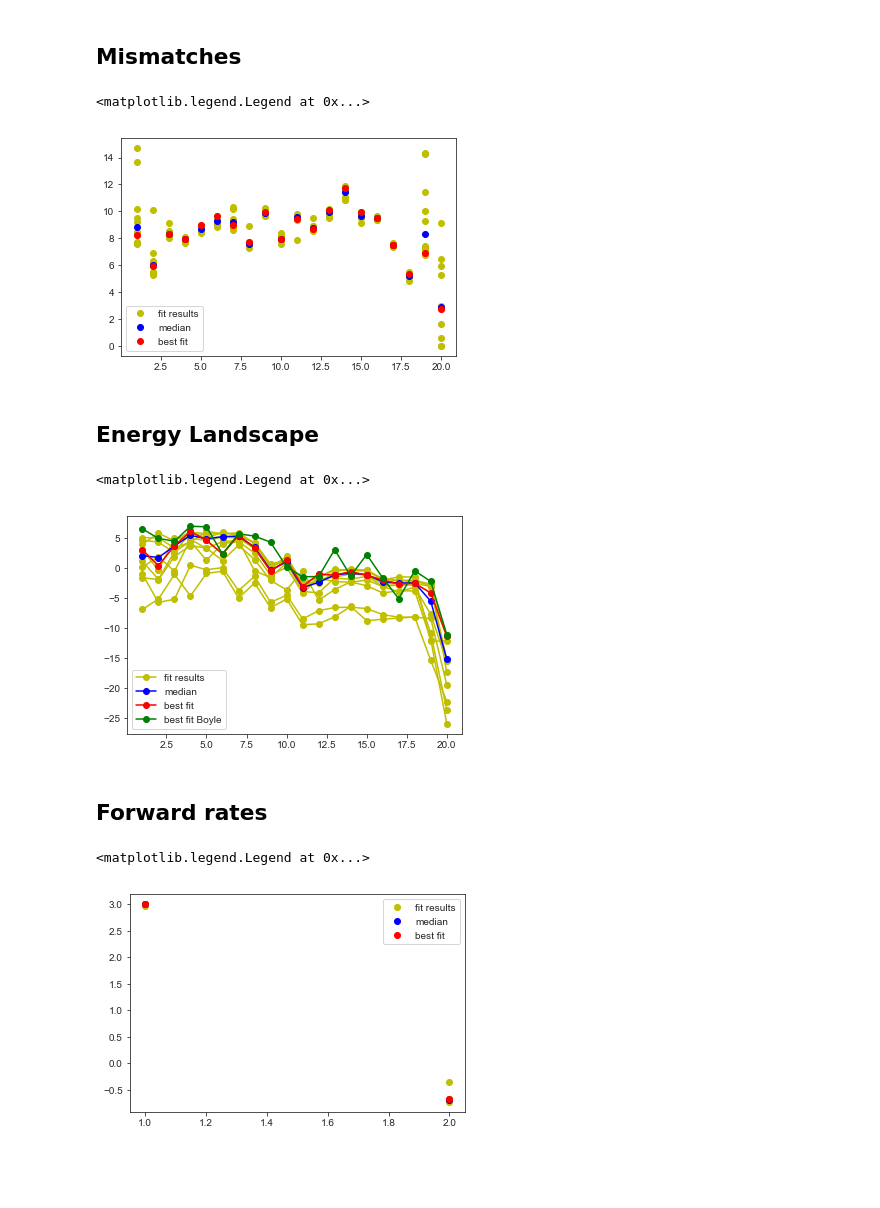
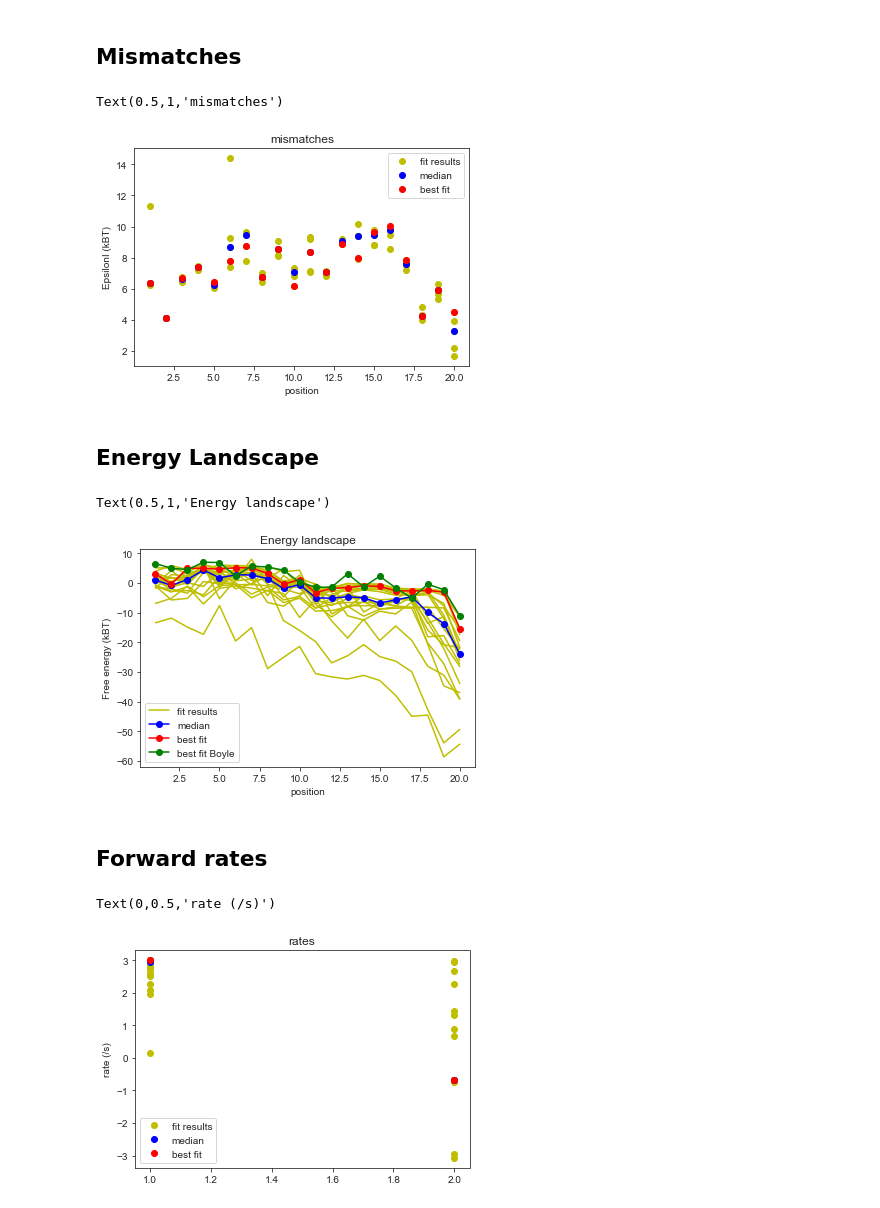
Before and after one commit to martin-depken/Energy-Landscape, a Jupyter notebook: predict_pclv_Stijn/free_energy_landscapes.ipynb, the cells around one changed output. Drawn from its saved outputs; the diff is of its cells as text; code cells hidden in the pictures; blank space fills up the shorter version.

```diff
--- a/predict_pclv_Stijn/free_energy_landscapes.ipynb
+++ b/predict_pclv_Stijn/free_energy_landscapes.ipynb
@@ -20,11 +20,11 @@ final_par = []
 
 chi_squared = []
 
-file = '7_3_2019/fit_7_3_2019_sim_'
+file = '13_3_2019/fit_13_3_2019_sim_'
 parameters = np.loadtxt('example-params-2.txt')
 
 #---------- collect simulations ---------------
-for sim in range(1,23):
+for sim in range(1,25):
 #for sim in [1,3,4,7,9,10,11,12,13,17,19,20,24,25,27,29,30,35,37,39,40,43,44,45,50]: #useful for 28_2_2019 run4
 #for sim in [2,3,4,7,8,10,11,12,13,14,15,16,17,19,20]:
     sa = pd.read_csv(file +str(sim)+'.txt', delimiter='\t', index_col=False)
@@ -43,6 +43,6 @@ all chi_squared: [57659.367626, 16491.5233612, 16452.8260968, 19856.3172681, 164
 # %%
 chi_squared = np.array(chi_squared)
-indices_low_chi = np.where(chi_squared<17000)
+indices_low_chi = np.where(chi_squared<60000)
 final_par_low_chi = np.array(final_par)[indices_low_chi[0]]
 plt.plot(range(1,len(chi_squared)+1),chi_squared,'bo')
 plt.title('all final values of chi_squared')
@@ -77,34 +84,45 @@ plt.legend(handles=[plot1,plot2,plot3])
 # %%
 plt.figure()
 for i in range(len(final_par_low_chi)):
     plot1, = plt.plot(range(1,21),final_par_low_chi[i][20:40],'yo',label='fit results')
 
 plot2, = plt.plot(range(1,21),median[20:40],'bo',label='median')
-plot3, = plt.plot(range(1,21),final_par_low_chi[np.argmin(chi_squared)][20:40],'ro',label='best fit')
+plot3, = plt.plot(range(1,21),final_par[np.argmin(chi_squared)][20:40],'ro',label='best fit')
 #plot4, = plt.plot(range(1,21),parameters[20:40],'ko',label='actual values')
 plt.legend(handles=[plot1,plot2,plot3])
+plt.xlabel('position')
+plt.ylabel('EpsilonI (kBT)')
+plt.title('mismatches')
 # %% [output]
-<matplotlib.legend.Legend at 0x...>
+Text(0.5,1,'mismatches')
-[figure, old version]
+[figure, new version]
 # %% [markdown]
 ## Energy Landscape
 # %%
 best_fit_boyle = np.loadtxt('best_fit.txt')
 best_fit_boyle = (best_fit_boyle[2:22]-best_fit_boyle[1])
 
+matrix = np.zeros([20,len(final_par_low_chi)])
+
 plt.figure()
 for i in range(len(final_par_low_chi)):
-    plot1, = plt.plot(range(1,21),-np.cumsum(final_par_low_chi[i][0:20]),'y-o',label='fit results')
+    plot1, = plt.plot(range(1,21),-np.cumsum(final_par_low_chi[i][0:20]),'y-',label='fit results')
+    matrix[:,i] = -np.cumsum(final_par_low_chi[i][0:20])
 
-plot2, = plt.plot(range(1,21),-np.cumsum(median[0:20]),'b-o', label='median')
-plot3, = plt.plot(range(1,21),-np.cumsum(final_par_low_chi[np.argmin(chi_squared)][0:20]),'r-o',label='best fit')
+medianmatrix = np.median(matrix, 1)
+
+plot2, = plt.plot(range(1,21),medianmatrix,'b-o', label='median')
+plot3, = plt.plot(range(1,21),-np.cumsum(final_par[np.argmin(chi_squared)][0:20]),'r-o',label='best fit')
 #plot4, = plt.plot(range(1,21),-np.cumsum(parameters[0:20]),'k-o',label='actual values')
 plot5 = plt.plot(range(1,21),best_fit_boyle,'g-o',label='best fit Boyle')
 
 plt.legend(handles=[plot1,plot2,plot3,plot5[0]])
+plt.xlabel('position')
+plt.ylabel('Free energy (kBT)')
+plt.title('Energy landscape')
 # %% [output]
-<matplotlib.legend.Legend at 0x...>
+Text(0.5,1,'Energy landscape')
-[figure, old version]
+[figure, new version]
 # %% [markdown]
 ## Forward rates
 # %%
@@ -116,6 +134,8 @@ plot2, = plt.plot(range(1,3),median[40:42],'bo',label='median')
 plot3, = plt.plot(range(1,3),final_par[np.argmin(chi_squared)][40:42],'ro',label='best fit')
 #plot4, = plt.plot(range(1,4),parameters[40:43],'ko',label='actual values')
 plt.legend(handles=[plot1,plot2,plot3])
+plt.title('rates')
+plt.ylabel('rate (/s)')
 # %% [output]
-<matplotlib.legend.Legend at 0x...>
+Text(0,0.5,'rate (/s)')
-[figure, old version]
+[figure, new version]
```
Also changed, not shown: parts of 5 cells of this notebook, 5 other files.
